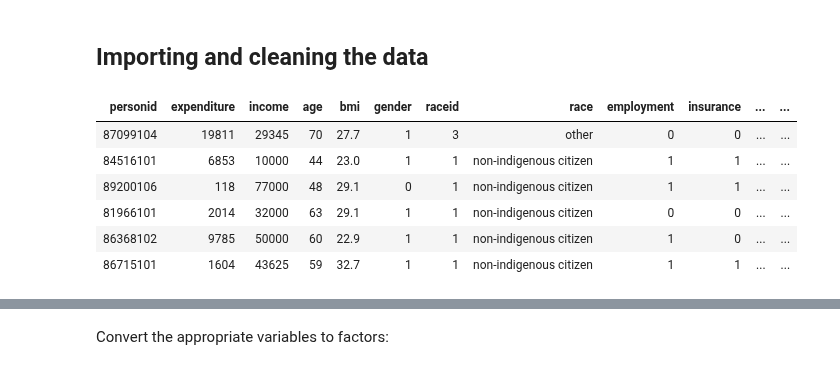
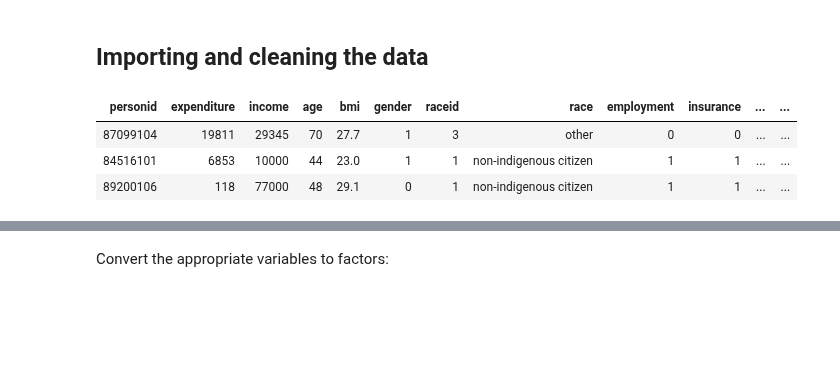
Before and after one commit to LanceWhitehorn/ACST4005, a Jupyter notebook: assignment/Assignment.ipynb, the cells around one changed output, grey strips where cells are left out. Drawn from its saved outputs; the diff is of its cells as text; code cells hidden in the pictures; blank space fills up the shorter version.

```diff
--- a/assignment/Assignment.ipynb
+++ b/assignment/Assignment.ipynb
@@ -23,24 +34,22 @@ library('corrplot')
 # %%
 data <- read_csv('data/cancer.csv', col_types=cols())
 
 # Converts all column names to lower case
 colnames(data) <- colnames(data) %>% tolower()
+colnames(data)[19] <- 'tom' # TotalOtherMorbidity
 
 # Separate race to race and raceID
 data <- separate(data, 'race', c('raceid', 'race'), sep=' ', extra='merge')
 
 # Removes duplicated rows
 data <- data[!duplicated(data$personid),]
 
-head(data)
+head(data, 3)
 # %% [output]
 | personid | expenditure | income | age | bmi | gender | raceid | race | employment | insurance | ... | ... |
 | 87099104 | 19811 | 29345 | 70 | 27.7 | 1 | 3 | other | 0 | 0 | ... | ... |
 | 84516101 | 6853 | 10000 | 44 | 23.0 | 1 | 1 | non-indigenous citizen | 1 | 1 | ... | ... |
 | 89200106 | 118 | 77000 | 48 | 29.1 | 0 | 1 | non-indigenous citizen | 1 | 1 | ... | ... |
-| 81966101 | 2014 | 32000 | 63 | 29.1 | 1 | 1 | non-indigenous citizen | 0 | 0 | ... | ... |
-| 86368102 | 9785 | 50000 | 60 | 22.9 | 1 | 1 | non-indigenous citizen | 1 | 0 | ... | ... |
-| 86715101 | 1604 | 43625 | 59 | 32.7 | 1 | 1 | non-indigenous citizen | 1 | 1 | ... | ... |
 # %%
 glimpse(data)
 # %% [output]
```
Also changed, not shown: parts of 16 cells of this notebook.
